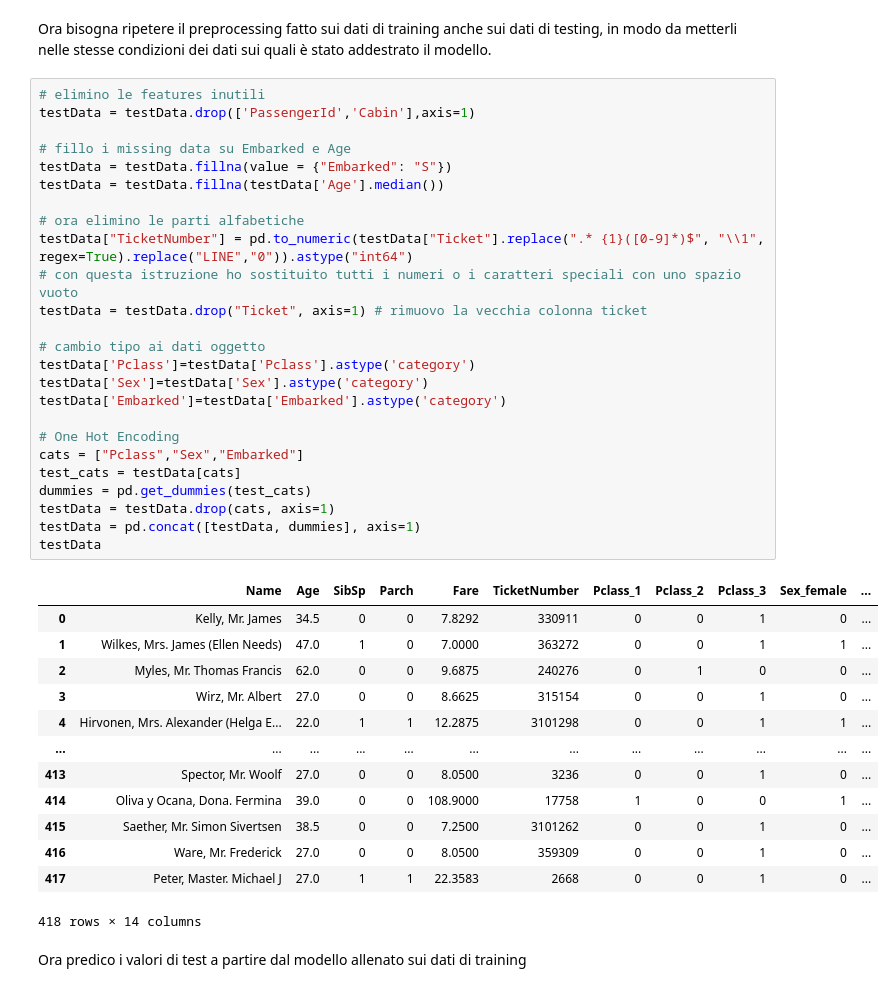
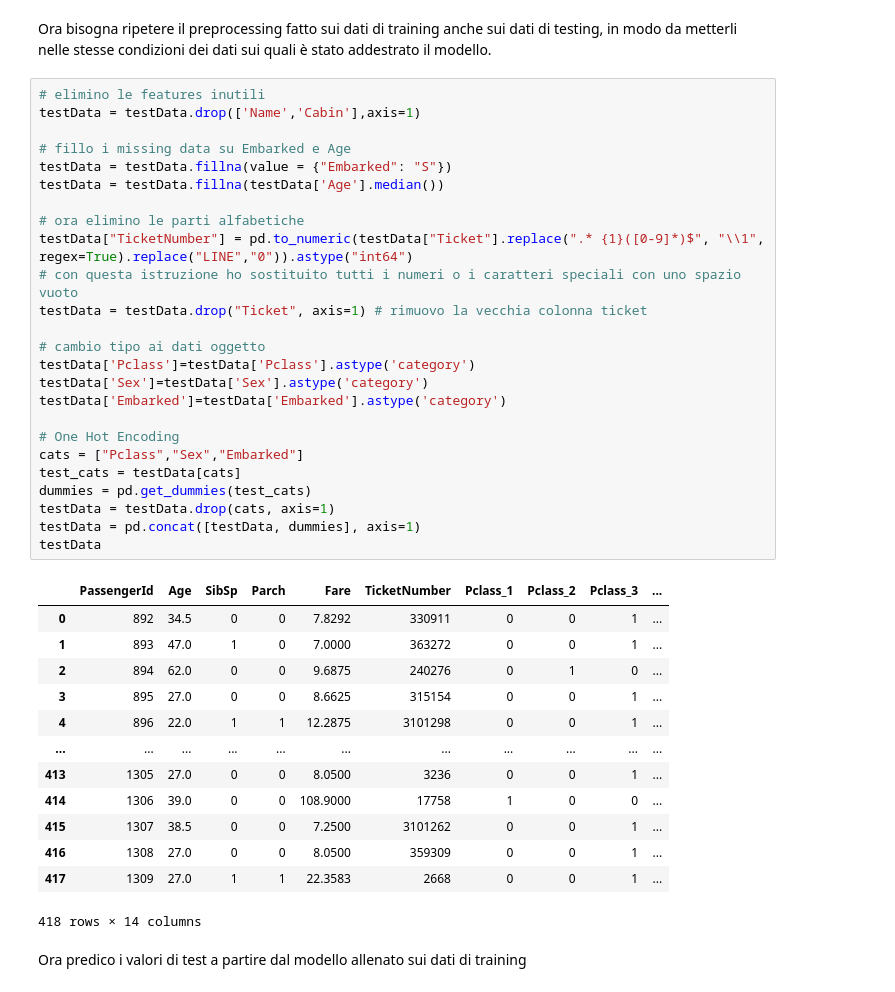
Before and after one commit to edoofra/Titanic-Survived-Prediction-ML-classification, a Jupyter notebook: titanic-survived-prediction-ml-classification.ipynb, the cells around one changed output. Drawn from its saved outputs; the diff is of its cells as text.

```diff
--- a/titanic-survived-prediction-ml-classification.ipynb
+++ b/titanic-survived-prediction-ml-classification.ipynb
@@ -357,42 +357,42 @@ RandomForestClassifier()
 Ora bisogna ripetere il preprocessing fatto sui dati di training anche sui dati di testing, in modo da metterli nelle stesse condizioni dei dati sui quali è stato addestrato il modello.
 # %%
 # elimino le features inutili
-testData = testData.drop(['PassengerId','Cabin'],axis=1)
+testData = testData.drop(['Name','Cabin'],axis=1)
 
 # fillo i missing data su Embarked e Age
 testData = testData.fillna(value = {"Embarked": "S"})
 testData = testData.fillna(testData['Age'].median())
 
 # ora elimino le parti alfabetiche
 testData["TicketNumber"] = pd.to_numeric(testData["Ticket"].replace(".* {1}([0-9]*)$", "\\1", regex=True).replace("LINE","0")).astype("int64")
 # con questa istruzione ho sostituito tutti i numeri o i caratteri speciali con uno spazio vuoto
 testData = testData.drop("Ticket", axis=1) # rimuovo la vecchia colonna ticket
 
 # cambio tipo ai dati oggetto
 testData['Pclass']=testData['Pclass'].astype('category')
 testData['Sex']=testData['Sex'].astype('category')
 testData['Embarked']=testData['Embarked'].astype('category')
 
 # One Hot Encoding
 cats = ["Pclass","Sex","Embarked"]
 test_cats = testData[cats]
 dummies = pd.get_dummies(test_cats)
 testData = testData.drop(cats, axis=1)
 testData = pd.concat([testData, dummies], axis=1)
 testData
 # %% [output]
-|  | Name | Age | SibSp | Parch | Fare | TicketNumber | Pclass_1 | Pclass_2 | Pclass_3 | Sex_female | ... |
-| 0 | Kelly, Mr. James | 34.5 | 0 | 0 | 7.8292 | 330911 | 0 | 0 | 1 | 0 | ... |
-| 1 | Wilkes, Mrs. James (Ellen Needs) | 47.0 | 1 | 0 | 7.0000 | 363272 | 0 | 0 | 1 | 1 | ... |
-| 2 | Myles, Mr. Thomas Francis | 62.0 | 0 | 0 | 9.6875 | 240276 | 0 | 1 | 0 | 0 | ... |
-| 3 | Wirz, Mr. Albert | 27.0 | 0 | 0 | 8.6625 | 315154 | 0 | 0 | 1 | 0 | ... |
-| 4 | Hirvonen, Mrs. Alexander (Helga E... | 22.0 | 1 | 1 | 12.2875 | 3101298 | 0 | 0 | 1 | 1 | ... |
-| ... | ... | ... | ... | ... | ... | ... | ... | ... | ... | ... | ... |
-| 413 | Spector, Mr. Woolf | 27.0 | 0 | 0 | 8.0500 | 3236 | 0 | 0 | 1 | 0 | ... |
-| 414 | Oliva y Ocana, Dona. Fermina | 39.0 | 0 | 0 | 108.9000 | 17758 | 1 | 0 | 0 | 1 | ... |
-| 415 | Saether, Mr. Simon Sivertsen | 38.5 | 0 | 0 | 7.2500 | 3101262 | 0 | 0 | 1 | 0 | ... |
-| 416 | Ware, Mr. Frederick | 27.0 | 0 | 0 | 8.0500 | 359309 | 0 | 0 | 1 | 0 | ... |
-| 417 | Peter, Master. Michael J | 27.0 | 1 | 1 | 22.3583 | 2668 | 0 | 0 | 1 | 0 | ... |
+|  | PassengerId | Age | SibSp | Parch | Fare | TicketNumber | Pclass_1 | Pclass_2 | Pclass_3 | ... |
+| 0 | 892 | 34.5 | 0 | 0 | 7.8292 | 330911 | 0 | 0 | 1 | ... |
+| 1 | 893 | 47.0 | 1 | 0 | 7.0000 | 363272 | 0 | 0 | 1 | ... |
+| 2 | 894 | 62.0 | 0 | 0 | 9.6875 | 240276 | 0 | 1 | 0 | ... |
+| 3 | 895 | 27.0 | 0 | 0 | 8.6625 | 315154 | 0 | 0 | 1 | ... |
+| 4 | 896 | 22.0 | 1 | 1 | 12.2875 | 3101298 | 0 | 0 | 1 | ... |
+| ... | ... | ... | ... | ... | ... | ... | ... | ... | ... | ... |
+| 413 | 1305 | 27.0 | 0 | 0 | 8.0500 | 3236 | 0 | 0 | 1 | ... |
+| 414 | 1306 | 39.0 | 0 | 0 | 108.9000 | 17758 | 1 | 0 | 0 | ... |
+| 415 | 1307 | 38.5 | 0 | 0 | 7.2500 | 3101262 | 0 | 0 | 1 | ... |
+| 416 | 1308 | 27.0 | 0 | 0 | 8.0500 | 359309 | 0 | 0 | 1 | ... |
+| 417 | 1309 | 27.0 | 1 | 1 | 22.3583 | 2668 | 0 | 0 | 1 | ... |
 418 rows × 14 columns
 # %% [markdown]
 Ora predico i valori di test a partire dal modello allenato sui dati di training
```
Also changed, not shown: parts of 1 cell of this notebook.
